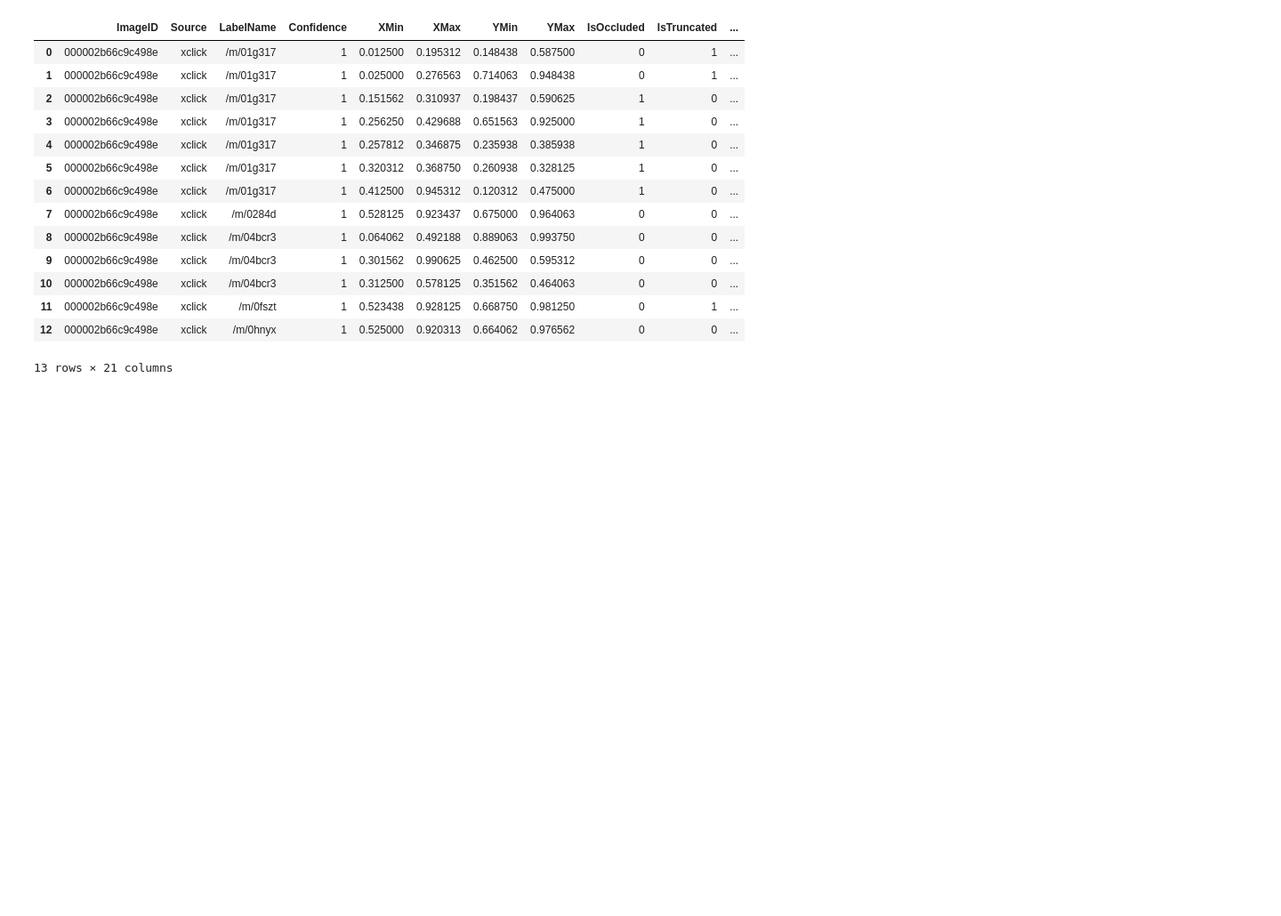
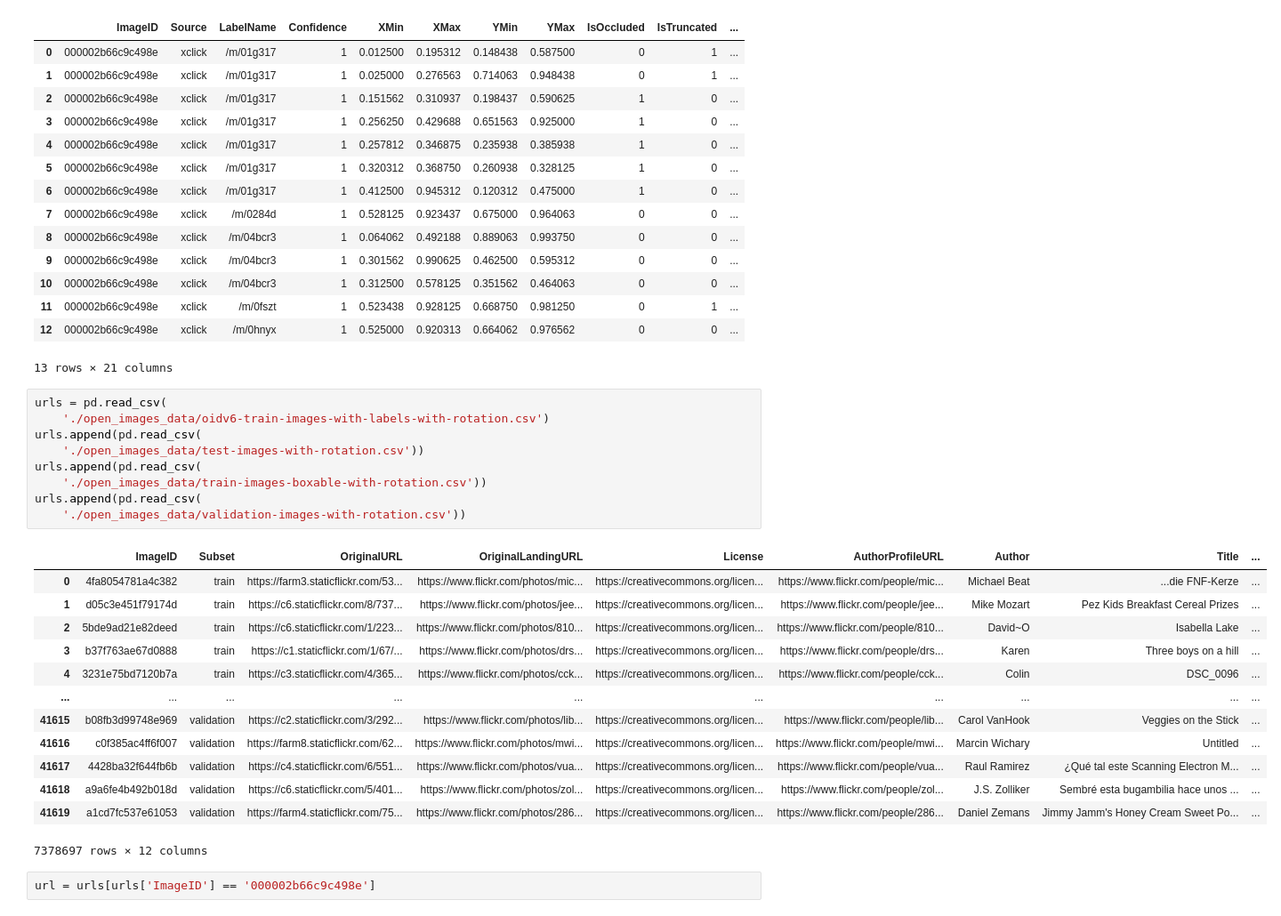
Before and after one commit to Programmer-RD-AI-Archive/Amenity-Detection-Airbnb, a Jupyter notebook: 1.ipynb, the cells around one changed output. Shown: that part at 89% size. Drawn from its saved outputs; the diff is of its cells as text; blank space fills up the shorter version.

```diff
--- a/1.ipynb
+++ b/1.ipynb
@@ -122,3 +122,28 @@ xmin_ymin_xmax_ymax[xmin_ymin_xmax_ymax['ImageID'] == __imageids[0]]
 | 11 | 000002b66c9c498e | xclick | /m/0fszt | 1 | 0.523438 | 0.928125 | 0.668750 | 0.981250 | 0 | 1 | ... |
 | 12 | 000002b66c9c498e | xclick | /m/0hnyx | 1 | 0.525000 | 0.920313 | 0.664062 | 0.976562 | 0 | 0 | ... |
 13 rows × 21 columns
+# %%
+urls = pd.read_csv(
+    './open_images_data/oidv6-train-images-with-labels-with-rotation.csv')
+urls.append(pd.read_csv(
+    './open_images_data/test-images-with-rotation.csv'))
+urls.append(pd.read_csv(
+    './open_images_data/train-images-boxable-with-rotation.csv'))
+urls.append(pd.read_csv(
+    './open_images_data/validation-images-with-rotation.csv'))
+# %% [output]
+|  | ImageID | Subset | OriginalURL | OriginalLandingURL | License | AuthorProfileURL | Author | Title | ... |
+| 0 | 4fa8054781a4c382 | train | https://farm3.staticflickr.com/53... | https://www.flickr.com/photos/mic... | https://creativecommons.org/licen... | https://www.flickr.com/people/mic... | Michael Beat | ...die FNF-Kerze | ... |
+| 1 | d05c3e451f79174d | train | https://c6.staticflickr.com/8/737... | https://www.flickr.com/photos/jee... | https://creativecommons.org/licen... | https://www.flickr.com/people/jee... | Mike Mozart | Pez Kids Breakfast Cereal Prizes | ... |
+| 2 | 5bde9ad21e82deed | train | https://c6.staticflickr.com/1/223... | https://www.flickr.com/photos/810... | https://creativecommons.org/licen... | https://www.flickr.com/people/810... | David~O | Isabella Lake | ... |
+| 3 | b37f763ae67d0888 | train | https://c1.staticflickr.com/1/67/... | https://www.flickr.com/photos/drs... | https://creativecommons.org/licen... | https://www.flickr.com/people/drs... | Karen | Three boys on a hill | ... |
+| 4 | 3231e75bd7120b7a | train | https://c3.staticflickr.com/4/365... | https://www.flickr.com/photos/cck... | https://creativecommons.org/licen... | https://www.flickr.com/people/cck... | Colin | DSC_0096 | ... |
+| ... | ... | ... | ... | ... | ... | ... | ... | ... | ... |
+| 41615 | b08fb3d99748e969 | validation | https://c2.staticflickr.com/3/292... | https://www.flickr.com/photos/lib... | https://creativecommons.org/licen... | https://www.flickr.com/people/lib... | Carol VanHook | Veggies on the Stick | ... |
+| 41616 | c0f385ac4ff6f007 | validation | https://farm8.staticflickr.com/62... | https://www.flickr.com/photos/mwi... | https://creativecommons.org/licen... | https://www.flickr.com/people/mwi... | Marcin Wichary | Untitled | ... |
+| 41617 | 4428ba32f644fb6b | validation | https://c4.staticflickr.com/6/551... | https://www.flickr.com/photos/vua... | https://creativecommons.org/licen... | https://www.flickr.com/people/vua... | Raul Ramirez | ¿Qué tal este Scanning Electron M... | ... |
+| 41618 | a9a6fe4b492b018d | validation | https://c6.staticflickr.com/5/401... | https://www.flickr.com/photos/zol... | https://creativecommons.org/licen... | https://www.flickr.com/people/zol... | J.S. Zolliker | Sembré esta bugambilia hace unos ... | ... |
+| 41619 | a1cd7fc537e61053 | validation | https://farm4.staticflickr.com/75... | https://www.flickr.com/photos/286... | https://creativecommons.org/licen... | https://www.flickr.com/people/286... | Daniel Zemans | Jimmy Jamm's Honey Cream Sweet Po... | ... |
+7378697 rows × 12 columns
+# %%
+url = urls[urls['ImageID'] == '000002b66c9c498e']
```
Also changed, not shown: parts of 1 cell of this notebook, 1 other file.
